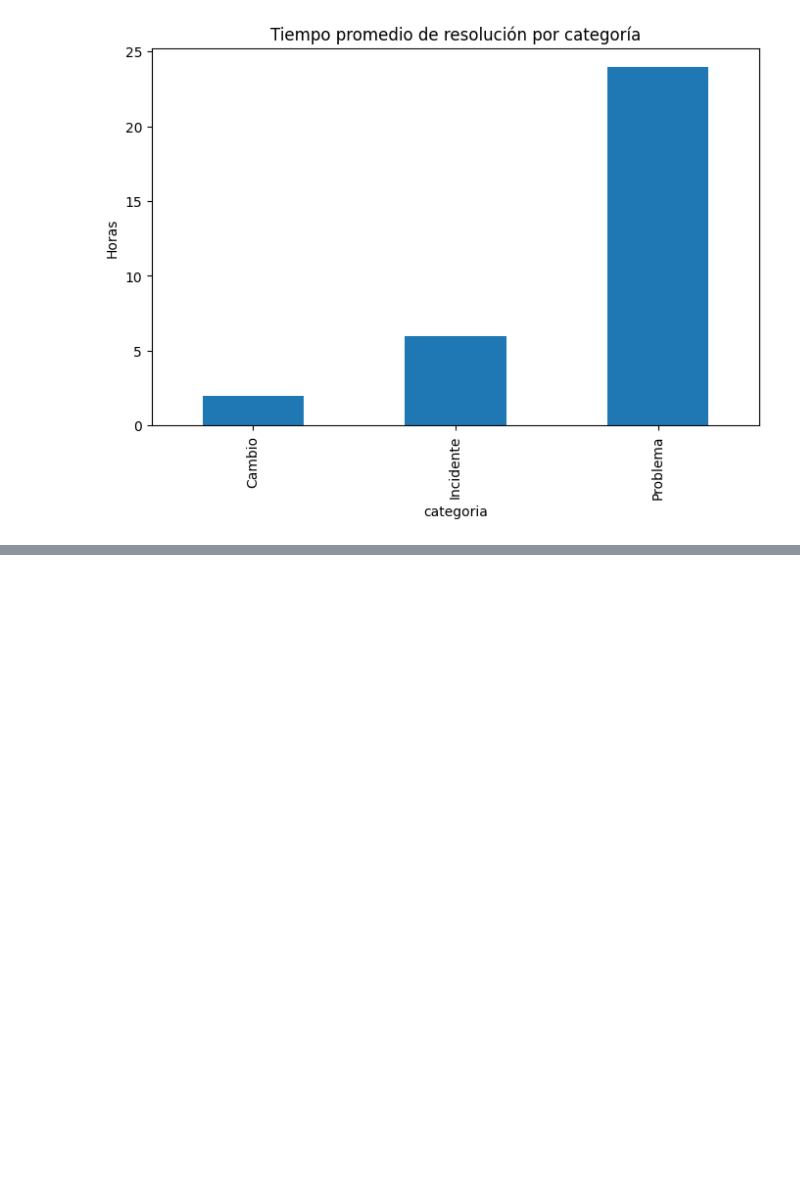
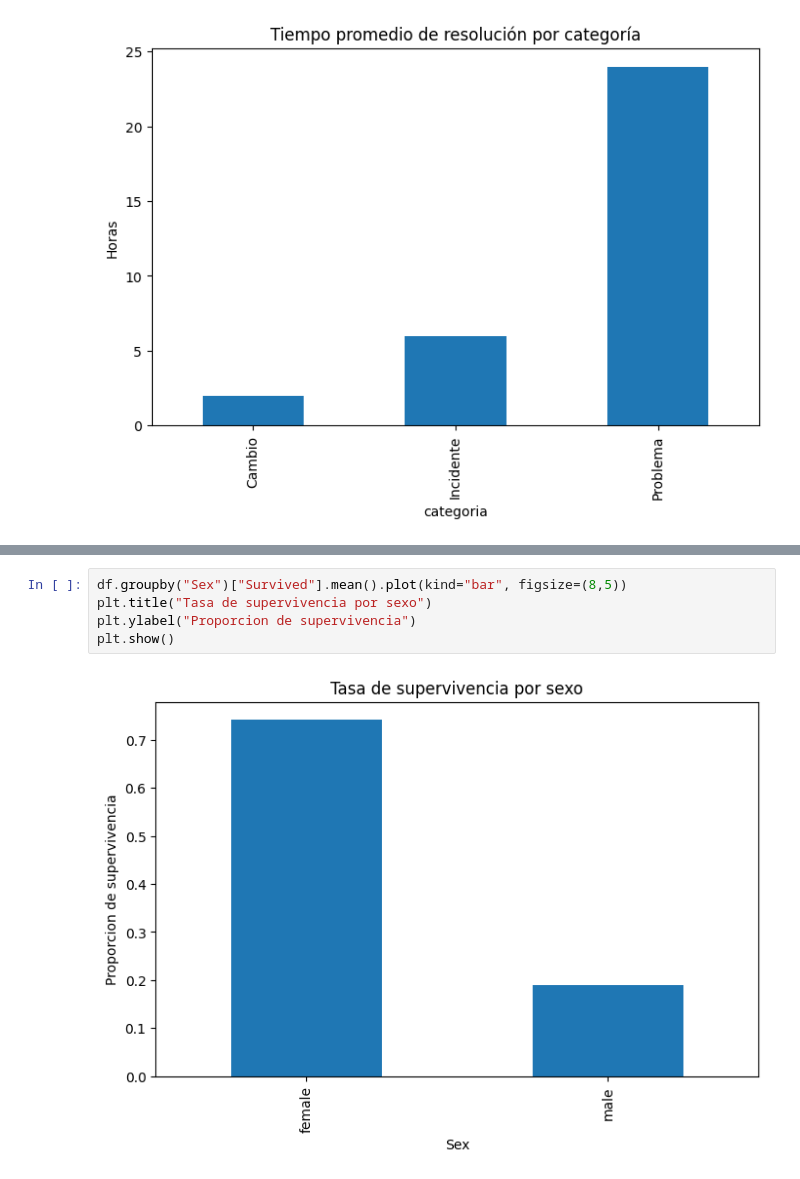
Before and after one commit to joseluisverag-hub/analisis-datos-ia, a Jupyter notebook: notebooks/01_exploracion.ipynb, the cells around one changed output, grey strips where cells are left out. Cells and saved outputs as stored; diff of their text form; blank space fills up the shorter version.

```diff
--- a/notebooks/01_exploracion.ipynb
+++ b/notebooks/01_exploracion.ipynb
@@ -81,0 +254,7 @@ plt.show()
+# %%
+df.groupby("Sex")["Survived"].mean().plot(kind="bar", figsize=(8,5))
+plt.title("Tasa de supervivencia por sexo")
+plt.ylabel("Proporcion de supervivencia")
+plt.show()
+# %% [output]
+[figure, added]
```
Also changed, not shown: parts of 32 cells of this notebook.
